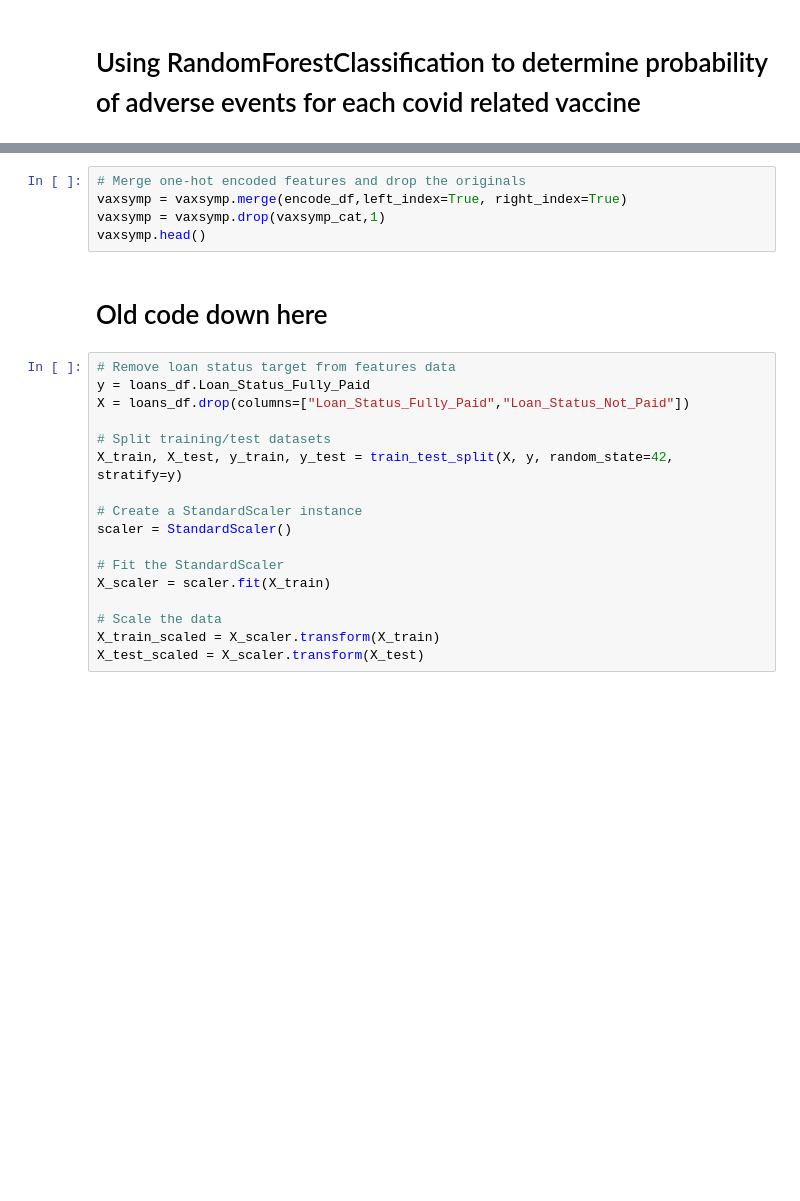
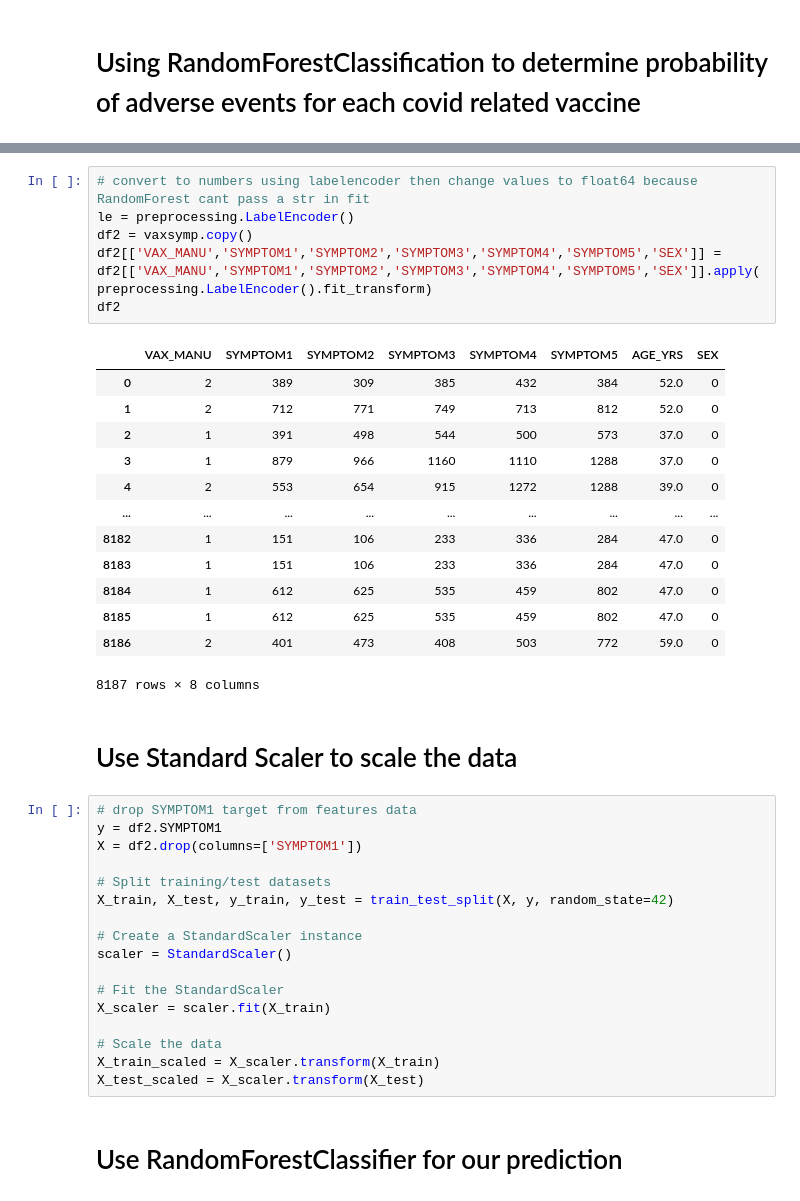
Before and after one commit to jvera01/COVID19_VAERS_ANALYSIS, a Jupyter notebook: Notebooks/RandomForest_VAERS.ipynb, the cells around one changed output, grey strips where cells are left out. Saved outputs shown, nothing was run; the diff lists cells and outputs as text; blank space fills up the shorter version.

```diff
--- a/Notebooks/RandomForest_VAERS.ipynb
+++ b/Notebooks/RandomForest_VAERS.ipynb
@@ -80,17 +68,32 @@ encode_df.head()
-# %%
-# Merge one-hot encoded features and drop the originals
-vaxsymp = vaxsymp.merge(encode_df,left_index=True, right_index=True)
-vaxsymp = vaxsymp.drop(vaxsymp_cat,1)
-vaxsymp.head()
-# %% [markdown]
-# Old code down here
+# %%
+# convert to numbers using labelencoder then change values to float64 because RandomForest cant pass a str in fit
+le = preprocessing.LabelEncoder()
+df2 = vaxsymp.copy()
+df2[['VAX_MANU','SYMPTOM1','SYMPTOM2','SYMPTOM3','SYMPTOM4','SYMPTOM5','SEX']] = df2[['VAX_MANU','SYMPTOM1','SYMPTOM2','SYMPTOM3','SYMPTOM4','SYMPTOM5','SEX']].apply(preprocessing.LabelEncoder().fit_transform)
+df2
+# %% [output]
+|  | VAX_MANU | SYMPTOM1 | SYMPTOM2 | SYMPTOM3 | SYMPTOM4 | SYMPTOM5 | AGE_YRS | SEX |
+| 0 | 2 | 389 | 309 | 385 | 432 | 384 | 52.0 | 0 |
+| 1 | 2 | 712 | 771 | 749 | 713 | 812 | 52.0 | 0 |
+| 2 | 1 | 391 | 498 | 544 | 500 | 573 | 37.0 | 0 |
+| 3 | 1 | 879 | 966 | 1160 | 1110 | 1288 | 37.0 | 0 |
+| 4 | 2 | 553 | 654 | 915 | 1272 | 1288 | 39.0 | 0 |
+| ... | ... | ... | ... | ... | ... | ... | ... | ... |
+| 8182 | 1 | 151 | 106 | 233 | 336 | 284 | 47.0 | 0 |
+| 8183 | 1 | 151 | 106 | 233 | 336 | 284 | 47.0 | 0 |
+| 8184 | 1 | 612 | 625 | 535 | 459 | 802 | 47.0 | 0 |
+| 8185 | 1 | 612 | 625 | 535 | 459 | 802 | 47.0 | 0 |
+| 8186 | 2 | 401 | 473 | 408 | 503 | 772 | 59.0 | 0 |
+8187 rows × 8 columns
+# %% [markdown]
+# Use Standard Scaler to scale the data
 # %%
-# Remove loan status target from features data
-y = loans_df.Loan_Status_Fully_Paid
-X = loans_df.drop(columns=["Loan_Status_Fully_Paid","Loan_Status_Not_Paid"])
+# drop SYMPTOM1 target from features data
+y = df2.SYMPTOM1
+X = df2.drop(columns=['SYMPTOM1'])
 
 # Split training/test datasets
-X_train, X_test, y_train, y_test = train_test_split(X, y, random_state=42, stratify=y)
+X_train, X_test, y_train, y_test = train_test_split(X, y, random_state=42)
 
 # Create a StandardScaler instance
 scaler = StandardScaler()
@@ -101,5 +104,7 @@ X_scaler = scaler.fit(X_train)
 # Scale the data
 X_train_scaled = X_scaler.transform(X_train)
 X_test_scaled = X_scaler.transform(X_test)
+# %% [markdown]
+# Use RandomForestClassifier for our prediction
 # %%
 # Create a random forest classifier.
```
Also changed, not shown: parts of 10 cells of this notebook, 8 other files.
